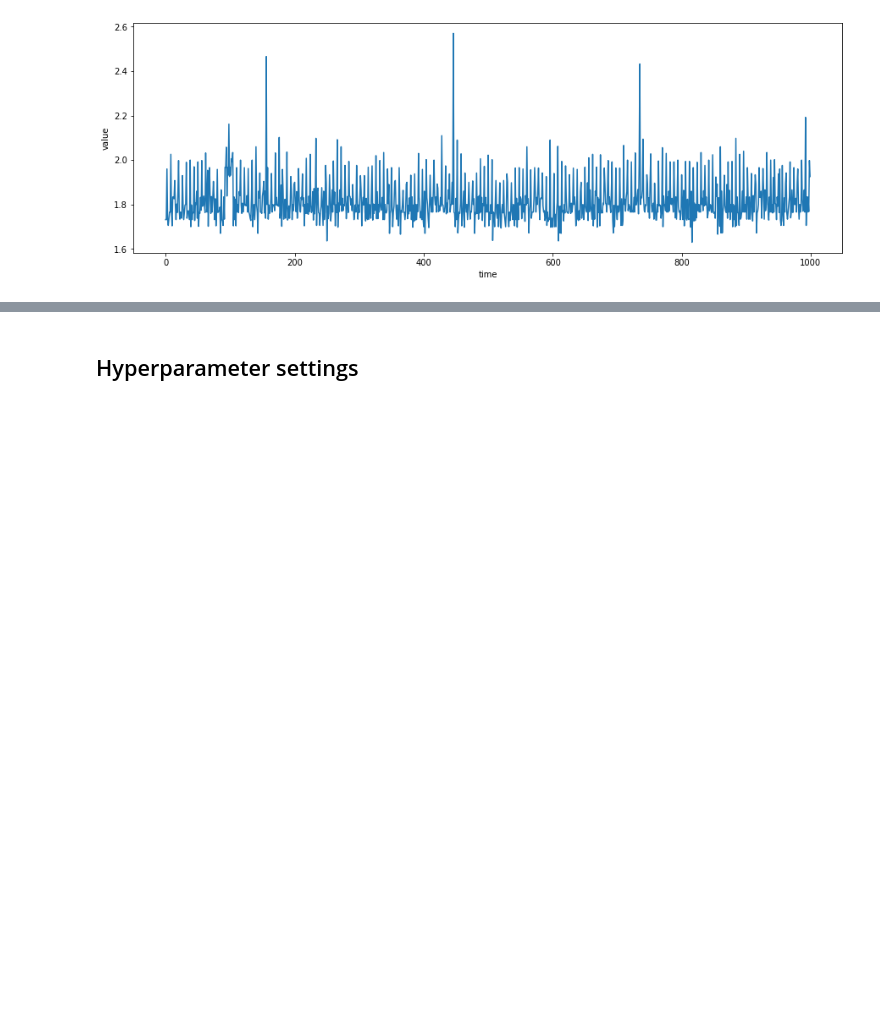
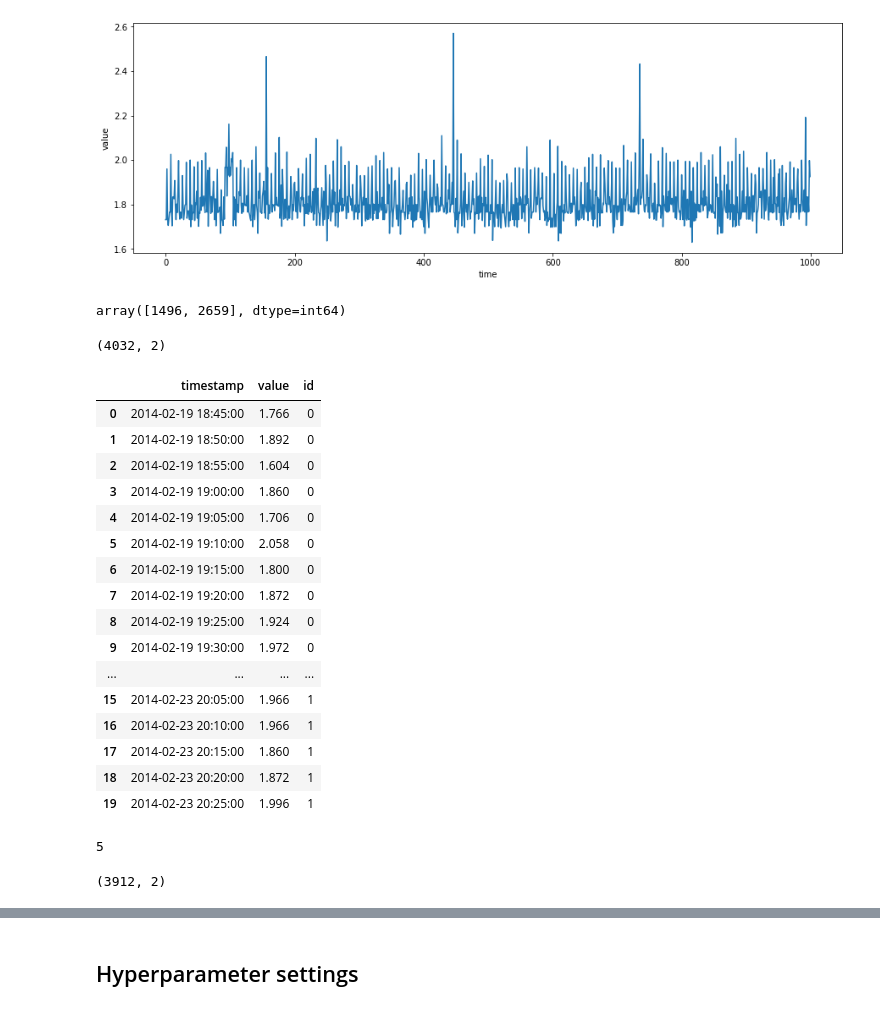
Before and after one commit to ivetasarfyova/TimeSeriesAnomalyDetectionAssignments, a Jupyter notebook: time_series_anomaly_detection/GAN-AD-NAB-CPU.ipynb, the cells around one changed output, grey strips where cells are left out. Drawn from its saved outputs; the diff is of its cells as text; code cells hidden in the pictures; blank space fills up the shorter version.

```diff
--- a/time_series_anomaly_detection/GAN-AD-NAB-CPU.ipynb
+++ b/time_series_anomaly_detection/GAN-AD-NAB-CPU.ipynb
@@ -36,7 +38,3 @@ plt.show()
 # %% [output]
 Original data - example visualisation
 [figure]
-# %%
-ratio = 0.75
-split = int(len(df_original)*ratio)
-df_original, df_test = df_original.iloc[:split,:].reset_index(drop=True), df_original.iloc[split:,:].reset_index(drop=True)
@@ -56,0 +41,13 @@ df_anomalies_labels = df_anomalies_labels.drop(columns=['value'])
+# %%
+with open("../datasets/NAB/combined_labels.json", "r") as read_file:
+    df_anomalies = json.load(read_file)
+# %%
+anomalies_timestamps = df_anomalies[dataset_name]
+anomalies_index = np.array(df_original[df_original['timestamp'].apply(lambda x : x in anomalies_timestamps)].index)
+anomalies_index
+# %% [output]
+array([1496, 2659], dtype=int64)
+# %%
+df_original.shape
+# %% [output]
+(4032, 2)
@@ -56,0 +63,20 @@ df_anomalies_labels = df_anomalies_labels.drop(columns=['value'])
+# %%
+df_test
+# %% [output]
+|  | timestamp | value | id |
+| 0 | 2014-02-19 18:45:00 | 1.766 | 0 |
+| 1 | 2014-02-19 18:50:00 | 1.892 | 0 |
+| 2 | 2014-02-19 18:55:00 | 1.604 | 0 |
+| 3 | 2014-02-19 19:00:00 | 1.860 | 0 |
+| 4 | 2014-02-19 19:05:00 | 1.706 | 0 |
+| 5 | 2014-02-19 19:10:00 | 2.058 | 0 |
+| 6 | 2014-02-19 19:15:00 | 1.800 | 0 |
+| 7 | 2014-02-19 19:20:00 | 1.872 | 0 |
+| 8 | 2014-02-19 19:25:00 | 1.924 | 0 |
+| 9 | 2014-02-19 19:30:00 | 1.972 | 0 |
+| ... | ... | ... | ... |
+| 15 | 2014-02-23 20:05:00 | 1.966 | 1 |
+| 16 | 2014-02-23 20:10:00 | 1.966 | 1 |
+| 17 | 2014-02-23 20:15:00 | 1.860 | 1 |
+| 18 | 2014-02-23 20:20:00 | 1.872 | 1 |
+| 19 | 2014-02-23 20:25:00 | 1.996 | 1 |
@@ -56,0 +87,14 @@ df_anomalies_labels = df_anomalies_labels.drop(columns=['value'])
+# %%
+# create train (multiple univariate time series) dataset without the anomalies and neighbouring data points
+
+anomalies_index[0]
+anomalies_index[1:-1]
+anomalies_index[-1]
+# %% [output]
+5
+# %%
+df_train = df_original.drop(df_test.index)
+df_train.shape
+# TODO id columns?
+# %% [output]
+(3912, 2)
```
Also changed, not shown: parts of 19 cells of this notebook.
